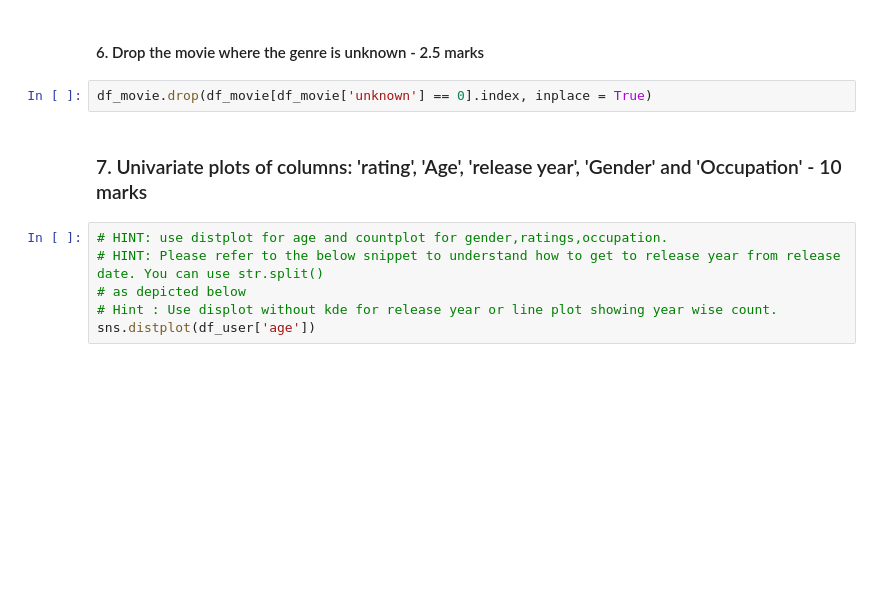
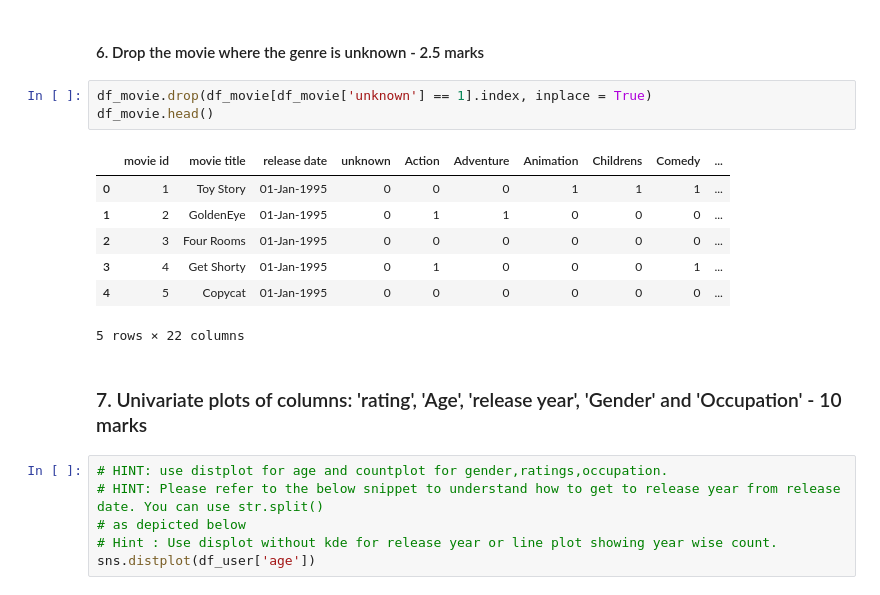
Before and after one commit to qthanglee/UAT, a Jupyter notebook: movielens/movie_lens.ipynb, the cells around one changed output. Cells and saved outputs as stored; diff of their text form; blank space fills up the shorter version.

```diff
--- a/movielens/movie_lens.ipynb
+++ b/movielens/movie_lens.ipynb
@@ -74,7 +93,16 @@ df_movies_temp = df_movie['movie title'].value_counts() > 1
 # %% [markdown]
 #### 6. Drop the movie where the genre is unknown - 2.5 marks
 # %%
-df_movie.drop(df_movie[df_movie['unknown'] == 0].index, inplace = True)
+df_movie.drop(df_movie[df_movie['unknown'] == 1].index, inplace = True)
+df_movie.head()
+# %% [output]
+|  | movie id | movie title | release date | unknown | Action | Adventure | Animation | Childrens | Comedy | ... |
+| 0 | 1 | Toy Story | 01-Jan-1995 | 0 | 0 | 0 | 1 | 1 | 1 | ... |
+| 1 | 2 | GoldenEye | 01-Jan-1995 | 0 | 1 | 1 | 0 | 0 | 0 | ... |
+| 2 | 3 | Four Rooms | 01-Jan-1995 | 0 | 0 | 0 | 0 | 0 | 0 | ... |
+| 3 | 4 | Get Shorty | 01-Jan-1995 | 0 | 1 | 0 | 0 | 0 | 1 | ... |
+| 4 | 5 | Copycat | 01-Jan-1995 | 0 | 0 | 0 | 0 | 0 | 0 | ... |
+5 rows × 22 columns
 # %% [markdown]
 ### 7. Univariate plots of columns: 'rating', 'Age', 'release year', 'Gender' and 'Occupation' - 10 marks
 # %%
```
Also changed, not shown: parts of 5 cells of this notebook.
